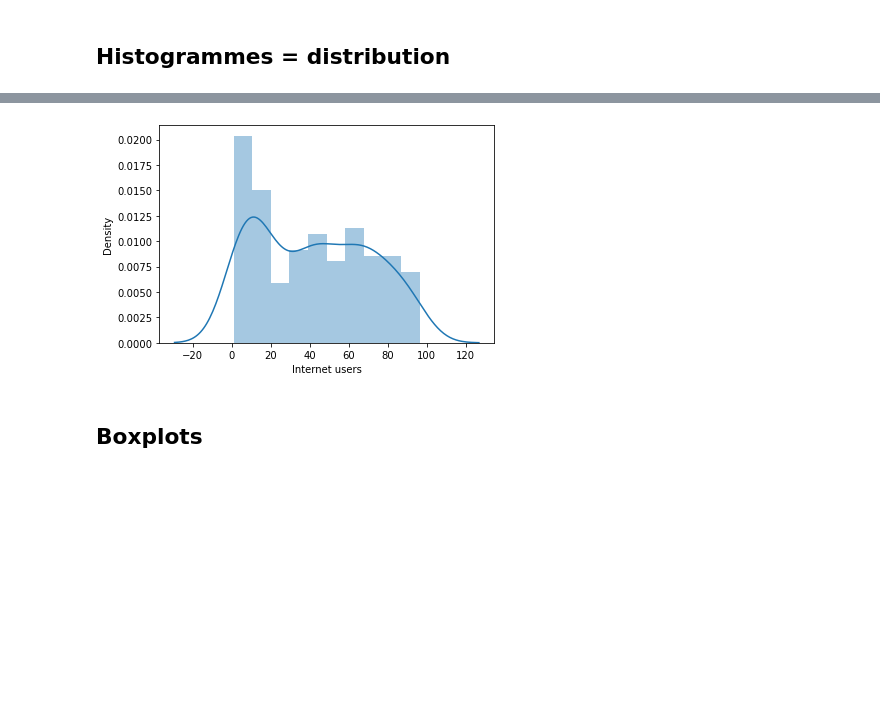
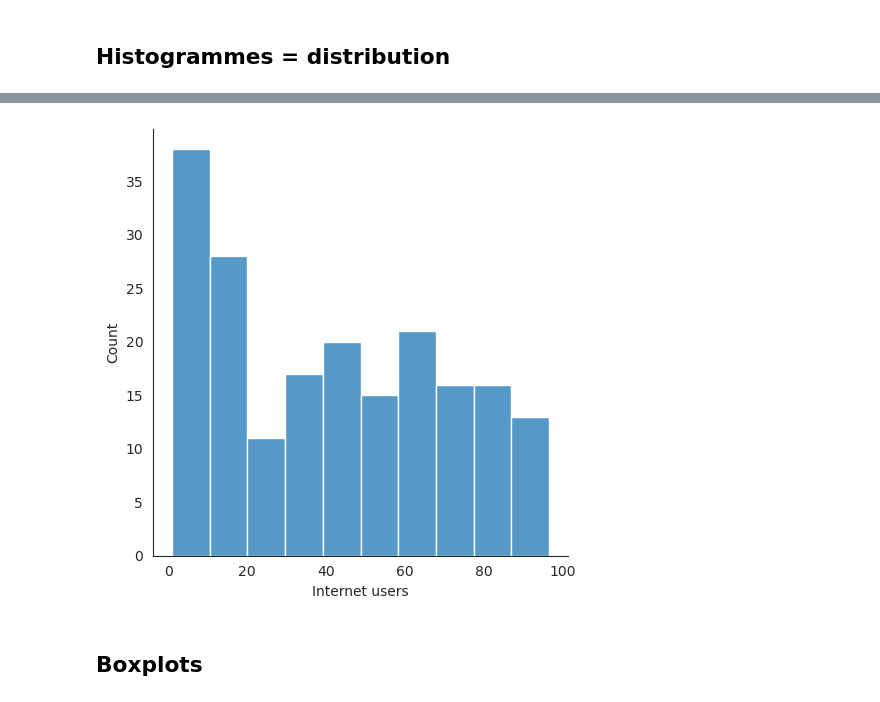
Before and after one commit to louiskuhn/IA-P3-Euskadi, a Jupyter notebook: Ressources/Python/2. Visualisation graphique/5. VisualisationGraphique_Seaborn.ipynb, the cells around one changed output, grey strips where cells are left out. Cells and saved outputs as stored; diff of their text form; code cells hidden in the pictures; blank space fills up the shorter version.

```diff
--- a/Ressources/Python/2. Visualisation graphique/5. VisualisationGraphique_Seaborn.ipynb
+++ b/Ressources/Python/2. Visualisation graphique/5. VisualisationGraphique_Seaborn.ipynb
@@ -31,7 +31,7 @@ vis1 = sns.distplot(data['Internet users'], kde=False)
 # %%
-vis1 = sns.distplot(data['Internet users'], bins=10)
+vis1 = sns.displot(data['Internet users'], bins=10)
 # %% [output]
-[figure, old version]
+[figure, new version]
 # %% [markdown]
 ## Boxplots
 # %%
```
Also changed, not shown: parts of 40 cells of this notebook, 9 other files.
